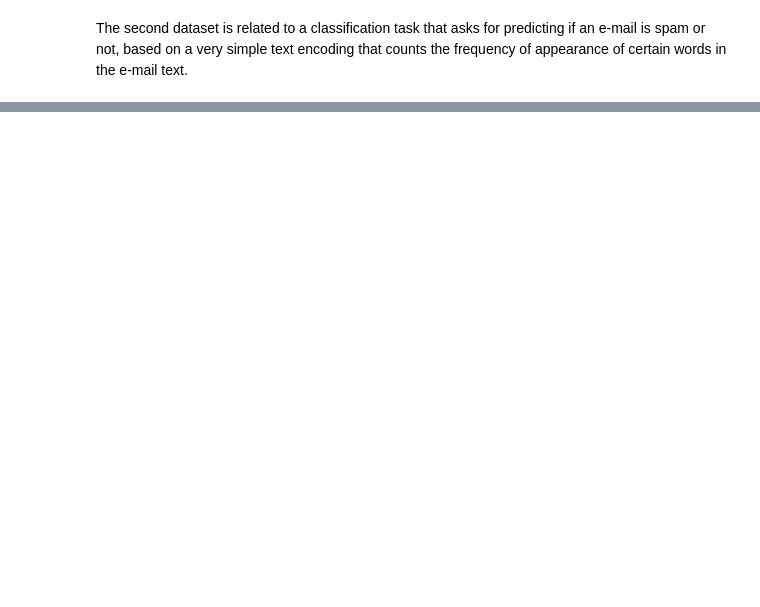
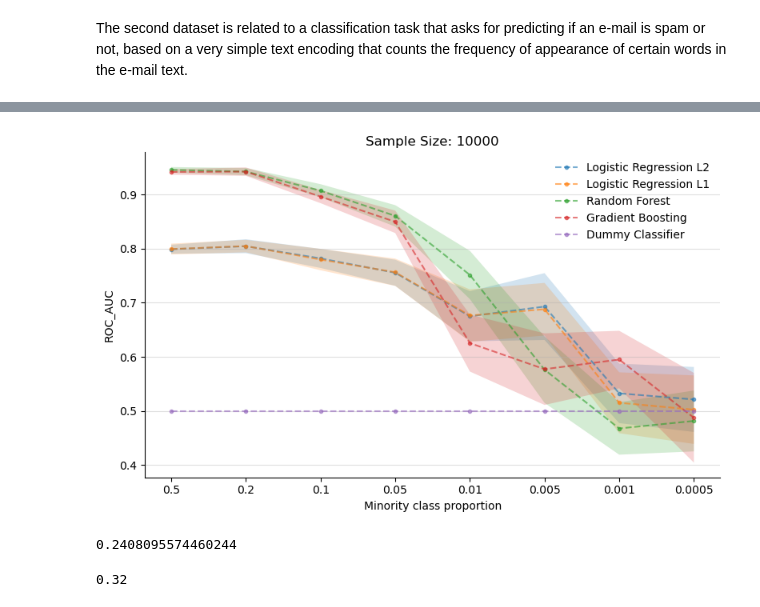
Before and after one commit to pibieta/imbalanced_learning, a Jupyter notebook: notebooks/pablo-baseline-experiment.ipynb, the cells around one changed output, grey strips where cells are left out. Drawn from its saved outputs; the diff is of its cells as text; code cells hidden in the pictures; blank space fills up the shorter version.

```diff
--- a/notebooks/pablo-baseline-experiment.ipynb
+++ b/notebooks/pablo-baseline-experiment.ipynb
@@ -134,0 +571,18 @@ The second dataset is related to a classification task that asks for predicting
+# %%
+metric_4_display = 'roc_auc'
+colors = {'logreg_l2': 'C0',
+          'logreg_l1': 'C1',
+          'rf': 'C2',
+          'gb': 'C3',
+          'dummy': 'C4'}
+f, ax = plt.subplots(dpi = 100, figsize = (8,5))
+for model_name, color in colors.items():
+    plot_metric_evolution(metrics, model_name, metric_4_display= metric_4_display, color = color, ax = ax)
+ax.legend(loc = 'best', frameon = False)
+ax.grid(True, axis = 'y', alpha = 0.4)
+ax.set_ylabel(metric_4_display.upper())
+ax.set_title(f'Sample Size: {n_samples}')
+clean_ax(ax)
+f.tight_layout()
+# %% [output]
+[figure, added]
@@ -134,0 +619,4 @@ The second dataset is related to a classification task that asks for predicting
+# %%
+census_df_processed['target'].mean()
+# %% [output]
+0.2408095574460244
@@ -134,0 +625,4 @@ The second dataset is related to a classification task that asks for predicting
+# %%
+alpha
+# %% [output]
+0.32
```
Also changed, not shown: parts of 13 cells of this notebook, 4 other files.
